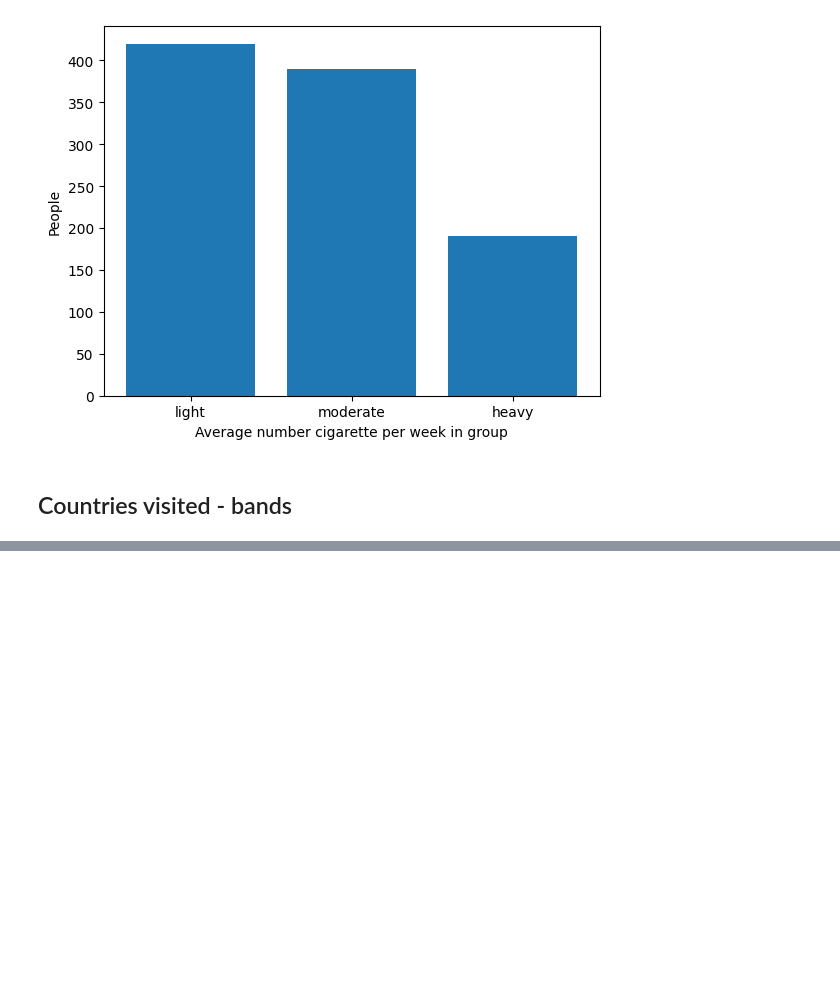
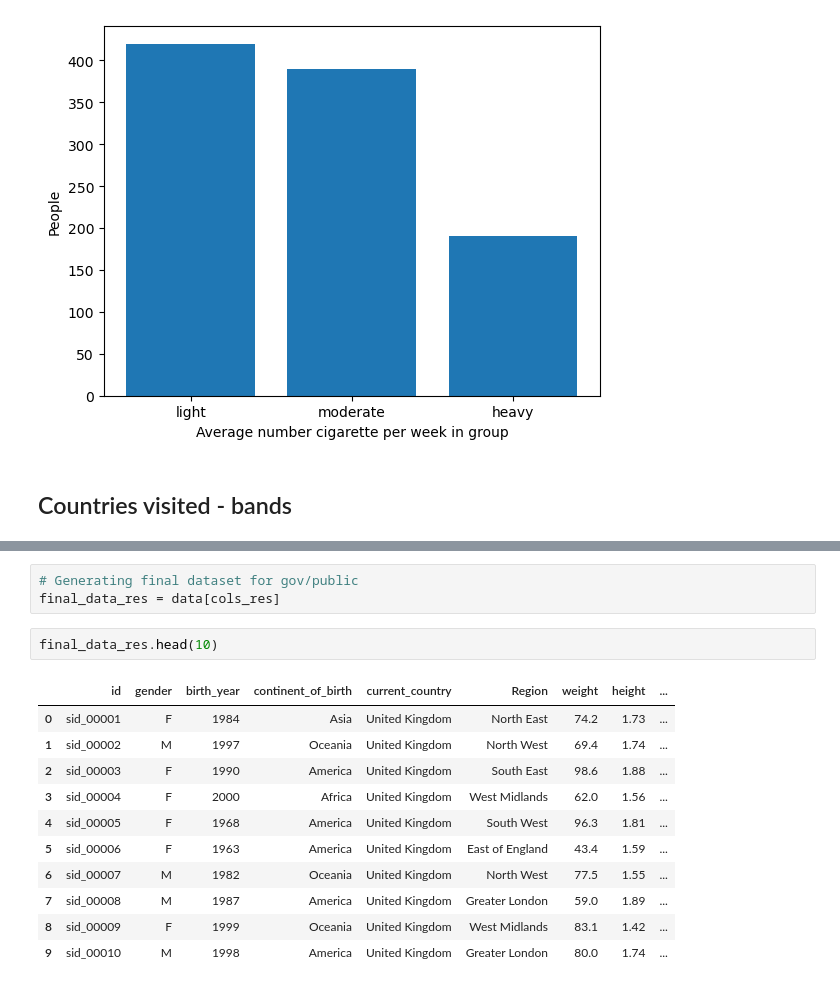
Before and after one commit to KHsuan/CDM_data_anonymisation, a Jupyter notebook: final.ipynb, the cells around one changed output, grey strips where cells are left out. Cells and saved outputs as stored; diff of their text form; blank space fills up the shorter version.

```diff
--- a/final.ipynb
+++ b/final.ipynb
@@ -496,0 +600,17 @@ final_data.head(10)
+# %%
+# Generating final dataset for gov/public
+final_data_res = data[cols_res]
+# %%
+final_data_res.head(10)
+# %% [output]
+|  | id | gender | birth_year | continent_of_birth | current_country | Region | weight | height | ... |
+| 0 | sid_00001 | F | 1984 | Asia | United Kingdom | North East | 74.2 | 1.73 | ... |
+| 1 | sid_00002 | M | 1997 | Oceania | United Kingdom | North West | 69.4 | 1.74 | ... |
+| 2 | sid_00003 | F | 1990 | America | United Kingdom | South East | 98.6 | 1.88 | ... |
+| 3 | sid_00004 | F | 2000 | Africa | United Kingdom | West Midlands | 62.0 | 1.56 | ... |
+| 4 | sid_00005 | F | 1968 | America | United Kingdom | South West | 96.3 | 1.81 | ... |
+| 5 | sid_00006 | F | 1963 | America | United Kingdom | East of England | 43.4 | 1.59 | ... |
+| 6 | sid_00007 | M | 1982 | Oceania | United Kingdom | North West | 77.5 | 1.55 | ... |
+| 7 | sid_00008 | M | 1987 | America | United Kingdom | Greater London | 59.0 | 1.89 | ... |
+| 8 | sid_00009 | F | 1999 | Oceania | United Kingdom | West Midlands | 83.1 | 1.42 | ... |
+| 9 | sid_00010 | M | 1998 | America | United Kingdom | Greater London | 80.0 | 1.74 | ... |
```
Also changed, not shown: parts of 20 cells of this notebook.
